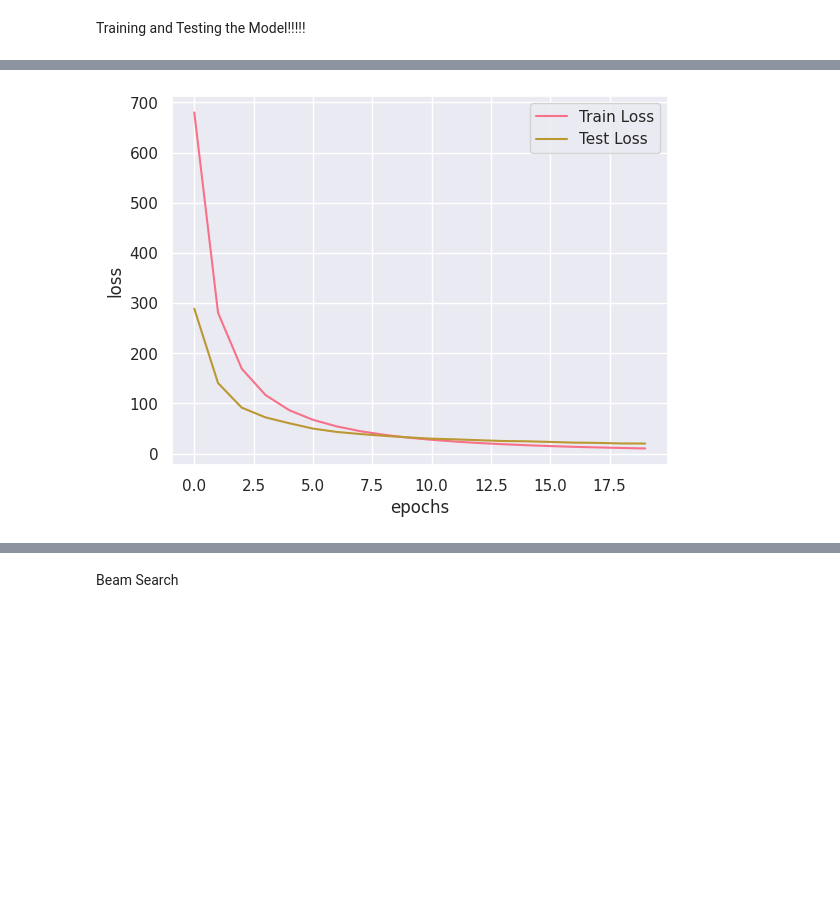
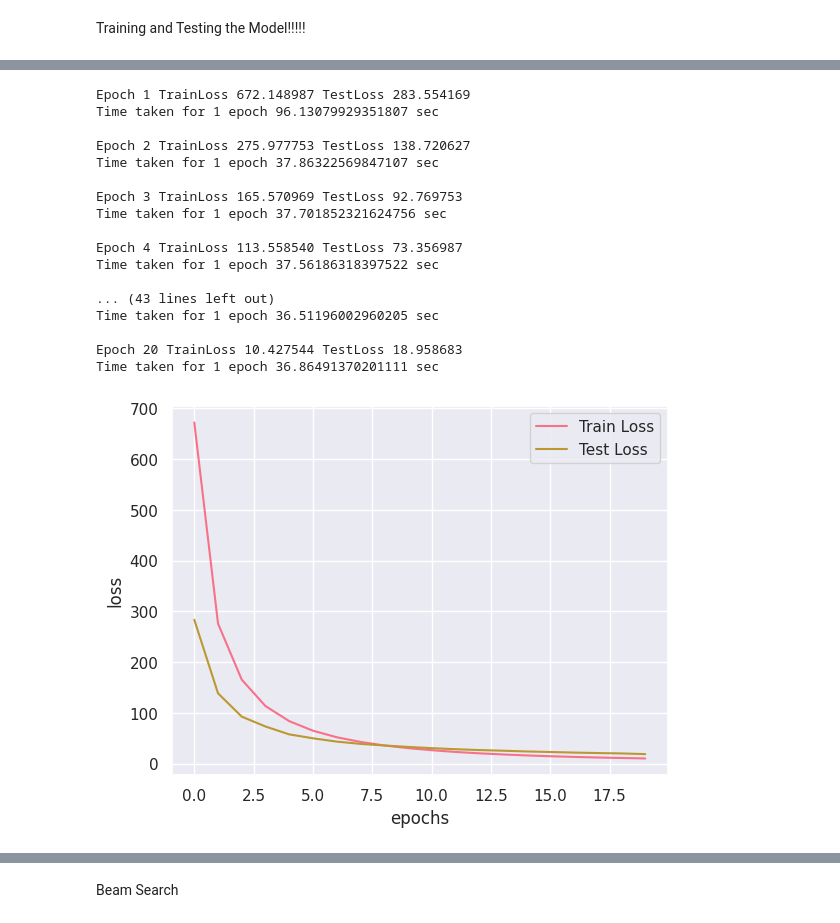
Before and after one commit to arushi-jain-27/Image_Captioning_using_Attention, a Jupyter notebook: ImageCaptioningAttention.ipynb, the cells around one changed output, grey strips where cells are left out. Cells and saved outputs as stored; diff of their text form; code cells hidden in the pictures; blank space fills up the shorter version.

```diff
--- a/ImageCaptioningAttention.ipynb
+++ b/ImageCaptioningAttention.ipynb
@@ -318,7 +306,7 @@ the decoder input (which is the start token)(i.e. 'x') is passed to the decoder.
 
 # https://colab.research.google.com/drive/1VFfeP3eiauYCRvW8vMvL0NRKaOtcGz3J - Reference for Bahadanau and Luong Attention
 class GRU_Decoder(tf.keras.Model):
-  def __init__(self, embedding_dim, units, vocab_size, attention_type="bahdanau"):
+  def __init__(self, embedding_dim, units, vocab_size, attention_type=None):
     super(GRU_Decoder, self).__init__()
     self.units = units
 
@@ -345,8 +333,7 @@ class GRU_Decoder(tf.keras.Model):
         self.Vattn = tf.keras.layers.Dense(1)
     elif self.attention_type == "luong":
         self.Wattn = tf.keras.layers.Dense(units)
-    else:
-        AssertionError("Invalid Attention Type")
+
 
 
 
@@ -374,11 +361,15 @@ class GRU_Decoder(tf.keras.Model):
           # you get 1 at the last axis because you are applying score to self.Vattn
       elif self.attention_type == "luong":
           '''e(tj) = s(t) * Wattn * h(j)'''
-          score = tf.matmul(hidden_with_time_axis, self.Wattn(features))
+          score = tf.matmul(hidden_with_time_axis, self.Wattn(features), transpose_b=True)
+          score = tf.transpose(score, perm=[0, 2, 1])
+
           # self.Wattn(features) : (64,49,512)
           # score shape == (64, 49, 1) ===> Think similarity between decoder hidden layer and weighted features from encoder
-      else:
-          AssertionError("Invalid Attention Type")
+      elif not self.attention_type:
+          # No attention
+          score = tf.tile(tf.eye(attention_features_shape, batch_shape=[x.shape[0]], dtype=tf.float32)[:, :, 0:1], [1, 1, 1])
+
 
 
       # Then find Probability using Softmax
@@ -436,11 +427,5 @@ Initialize the encoder, decoder, optimizer, loss function
 # %%
-encoder = VGG16_Encoder(embedding_dim)
-decoder = GRU_Decoder(embedding_dim, units, vocab_size)
-optimizer = tf.keras.optimizers.Adam()
-
-loss_object = tf.keras.losses.SparseCategoricalCrossentropy(from_logits=True, reduction='none')
-
-def loss_function(real, pred):
+def loss_function(real, pred, loss_object):
     loss_ = loss_object(real, pred)
 
     # Consider only those losses whose token index in vocab is not 0
@@ -616,10 +601,23 @@ Time taken for 1 epoch 46.61227822303772 sec
-# %%
-sns.set()
-sns.set_palette("husl")
-sns.lineplot(tf.stack(train_loss_plot).numpy(), label="Train Loss")
-sns.lineplot(tf.stack(test_loss_plot).numpy(), label="Test Loss")
-plt.xlabel("epochs")
-plt.ylabel("loss")
-plt.show()
-# %% [output]
-[figure, removed]
+# %%
+# Vanilla Encoder, Decoder
+encoder, decoder, optimizer, loss_object, ckpt_manager = initialize(None)
+train_and_test(encoder, decoder, optimizer, loss_object, ckpt_manager)
+# %% [output]
+Epoch 1 TrainLoss 672.148987 TestLoss 283.554169
+Time taken for 1 epoch 96.13079929351807 sec
+
+Epoch 2 TrainLoss 275.977753 TestLoss 138.720627
+Time taken for 1 epoch 37.86322569847107 sec
+
+Epoch 3 TrainLoss 165.570969 TestLoss 92.769753
+Time taken for 1 epoch 37.701852321624756 sec
+
+Epoch 4 TrainLoss 113.558540 TestLoss 73.356987
+Time taken for 1 epoch 37.56186318397522 sec
+
+... (43 lines left out)
+Time taken for 1 epoch 36.51196002960205 sec
+
+Epoch 20 TrainLoss 10.427544 TestLoss 18.958683
+Time taken for 1 epoch 36.86491370201111 sec
+[figure, added]
```
Also changed, not shown: parts of 23 cells of this notebook.
